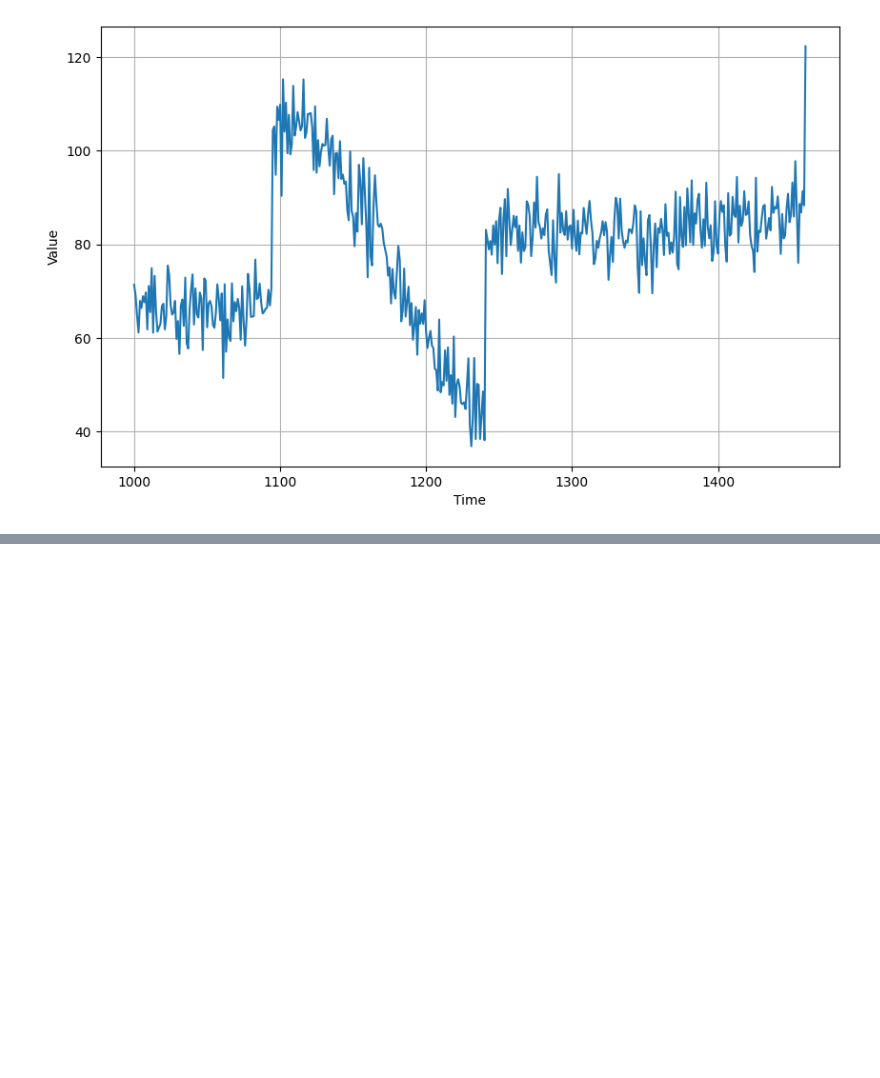
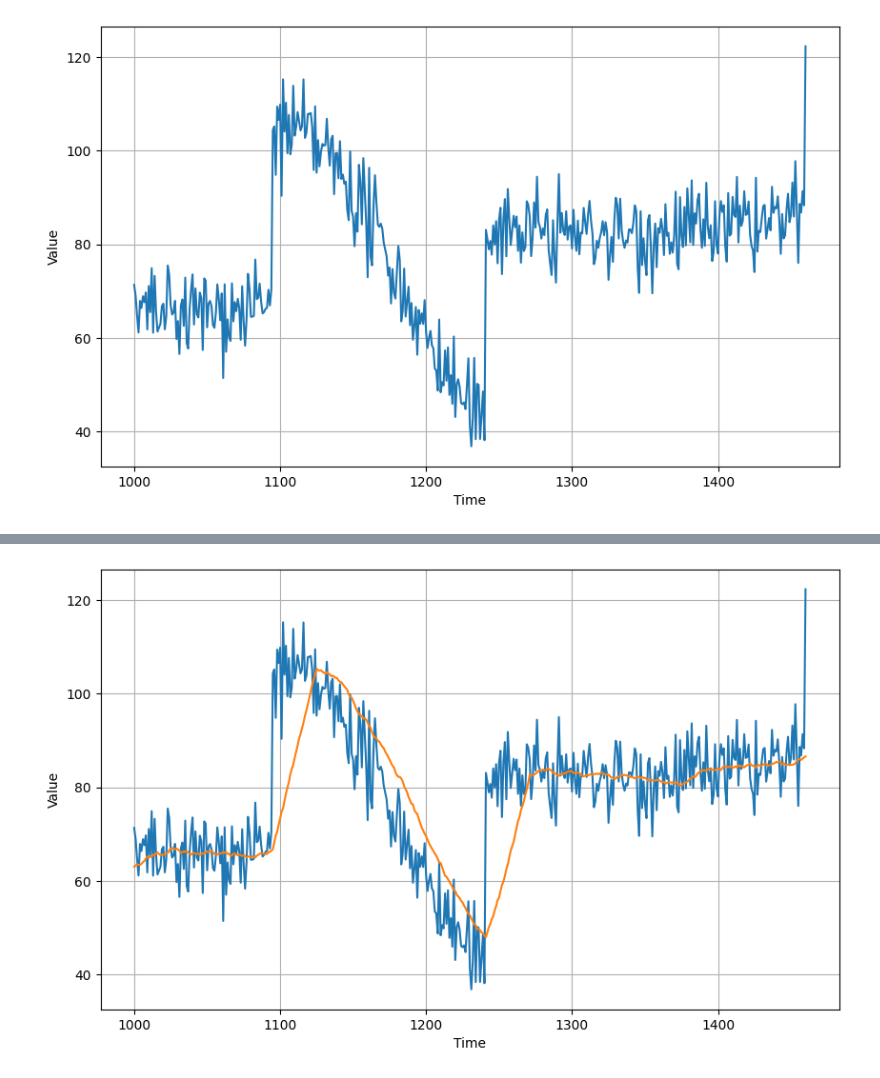
Before and after one commit to shielamms/Tensorflow-Notebooks, a Jupyter notebook: Statistical_Forecasting_with_Synthetic_Time_Series_Data.ipynb, the cells around one changed output, grey strips where cells are left out. Saved outputs shown, nothing was run; the diff lists cells and outputs as text; code cells hidden in the pictures; blank space fills up the shorter version.

```diff
--- a/Statistical_Forecasting_with_Synthetic_Time_Series_Data.ipynb
+++ b/Statistical_Forecasting_with_Synthetic_Time_Series_Data.ipynb
@@ -89,0 +130,18 @@ plot_series(time_valid, x_valid)
+# %%
+def moving_average_forecast(series, window_size):
+  forecast = []
+
+  for time in range(len(series) - window_size):
+    forecast.append(series[time:time+window_size].mean())
+
+  forecast = np.array(forecast)
+
+  return forecast
+# %%
+window_size = 30
+
+moving_avg = moving_average_forecast(series, window_size)[split_time-window_size:]
+
+plot_series(time_valid, (x_valid, moving_avg))
+# %% [output]
+[figure, added]
```
Also changed, not shown: parts of 13 cells of this notebook.
